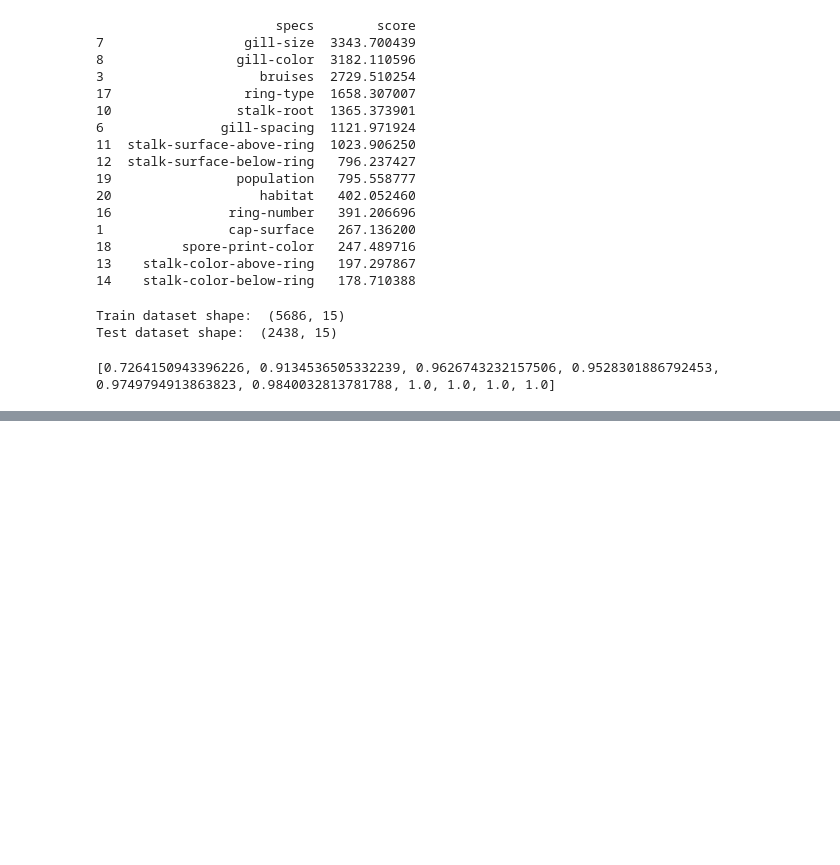
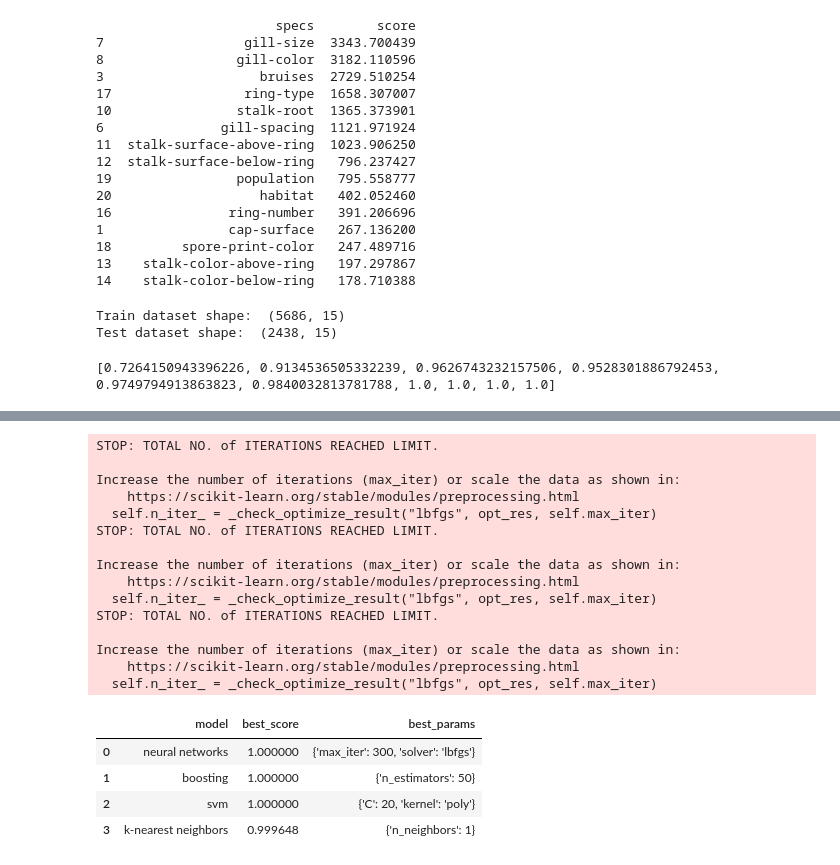
Before and after one commit to juniorq33/Machine-Learning, a Jupyter notebook: Assignment_1/mushrooms_models.ipynb, the cells around one changed output, grey strips where cells are left out. Saved outputs shown, nothing was run; the diff lists cells and outputs as text; code cells hidden in the pictures; blank space fills up the shorter version.

```diff
--- a/Assignment_1/mushrooms_models.ipynb
+++ b/Assignment_1/mushrooms_models.ipynb
@@ -130,0 +157,65 @@ print(dtScores)
+# %%
+model_params = {
+    'neural networks': {
+        'model': MLPClassifier(),
+        'params' : {
+            'solver':['lbfgs', 'sgd', 'adam'],
+            'max_iter': [100, 200, 300, 400, 500]
+        }
+    },
+    'boosting' : {
+        'model': GradientBoostingClassifier(),
+        'params': {
+            'n_estimators': [5,10,30,50,100,150,200]
+        }
+    },
+    'svm': {
+        'model': SVC(),
+        'params' : {
+            'C': [1,2,3,5,10,20,30],
+            'kernel': ['rbf','linear','poly']
+        }
+    },
+    'k-nearest neighbors': {
+        'model': KNeighborsClassifier(),
+        'params': {
+            'n_neighbors': [1,2,3,4,5,6,7,8,9,10]
+        }
+    }
+}
+# %%
+from sklearn.model_selection import GridSearchCV
+scores = []
+
+for model_name, mp in model_params.items():
+    clf =  GridSearchCV(mp['model'], mp['params'], cv=5, return_train_score=False)
+    clf.fit(train_x_features, y_train)
+    scores.append({
+        'model': model_name,
+        'best_score': clf.best_score_,
+        'best_params': clf.best_params_
+    })
+
+datagrid = pd.DataFrame(scores,columns=['model','best_score','best_params'])
+datagrid
+# %% [output]
+STOP: TOTAL NO. of ITERATIONS REACHED LIMIT.
+
+Increase the number of iterations (max_iter) or scale the data as shown in:
+    https://scikit-learn.org/stable/modules/preprocessing.html
+  self.n_iter_ = _check_optimize_result("lbfgs", opt_res, self.max_iter)
+STOP: TOTAL NO. of ITERATIONS REACHED LIMIT.
+
+Increase the number of iterations (max_iter) or scale the data as shown in:
+    https://scikit-learn.org/stable/modules/preprocessing.html
+  self.n_iter_ = _check_optimize_result("lbfgs", opt_res, self.max_iter)
+STOP: TOTAL NO. of ITERATIONS REACHED LIMIT.
+
+Increase the number of iterations (max_iter) or scale the data as shown in:
+    https://scikit-learn.org/stable/modules/preprocessing.html
+  self.n_iter_ = _check_optimize_result("lbfgs", opt_res, self.max_iter)
+|  | model | best_score | best_params |
+| 0 | neural networks | 1.000000 | {'max_iter': 300, 'solver': 'lbfgs'} |
+| 1 | boosting | 1.000000 | {'n_estimators': 50} |
+| 2 | svm | 1.000000 | {'C': 20, 'kernel': 'poly'} |
+| 3 | k-nearest neighbors | 0.999648 | {'n_neighbors': 1} |
```
Also changed, not shown: parts of 1 cell of this notebook.
